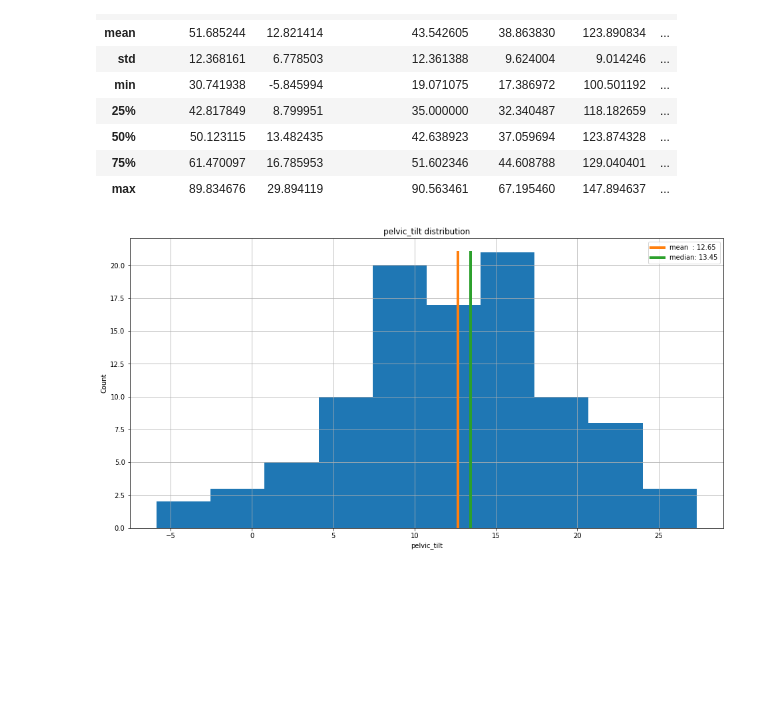
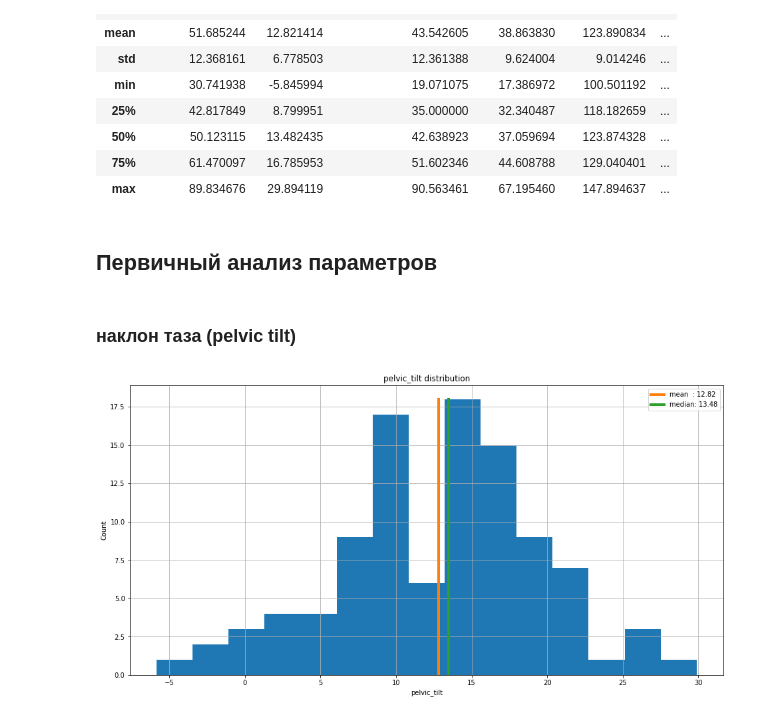
Before and after one commit to alex-chin/gb_prob_stat, a Jupyter notebook: project/ortho_pats.ipynb, the cells around one changed output. Saved outputs shown, nothing was run; the diff lists cells and outputs as text; code cells hidden in the pictures; blank space fills up the shorter version.

```diff
--- a/project/ortho_pats.ipynb
+++ b/project/ortho_pats.ipynb
@@ -51,7 +56,7 @@ PREP_DATASET = 'column_3C_weka.csv'
 def first_look(Series1, max_count=0, bins=10, quan=0.999):
     Series = Series1.copy()
     # простая корректировка по выбросам
-    Series.drop(Series[Series > Series.quantile(quan)].index, inplace=True)
+    # Series.drop(Series[Series > Series.quantile(quan)].index, inplace=True)
     # расчет осовных значений
     Series_mean = round(Series.mean(), 2)
     Series_median = Series.median()
@@ -100,7 +105,11 @@ df_norm.describe()
 | 50% | 50.123115 | 13.482435 | 42.638923 | 37.059694 | 123.874328 | ... |
 | 75% | 61.470097 | 16.785953 | 51.602346 | 44.608788 | 129.040401 | ... |
 | max | 89.834676 | 29.894119 | 90.563461 | 67.195460 | 147.894637 | ... |
+# %% [markdown]
+## Первичный анализ параметров
+# %% [markdown]
+### наклон таза (pelvic tilt)
 # %%
-first_look(df_norm['pelvic_tilt'])
+first_look(df_norm['pelvic_tilt'], bins=15)
 # %% [output]
-[figure, old version]
+[figure, new version]
```
Also changed, not shown: parts of 21 cells of this notebook.
